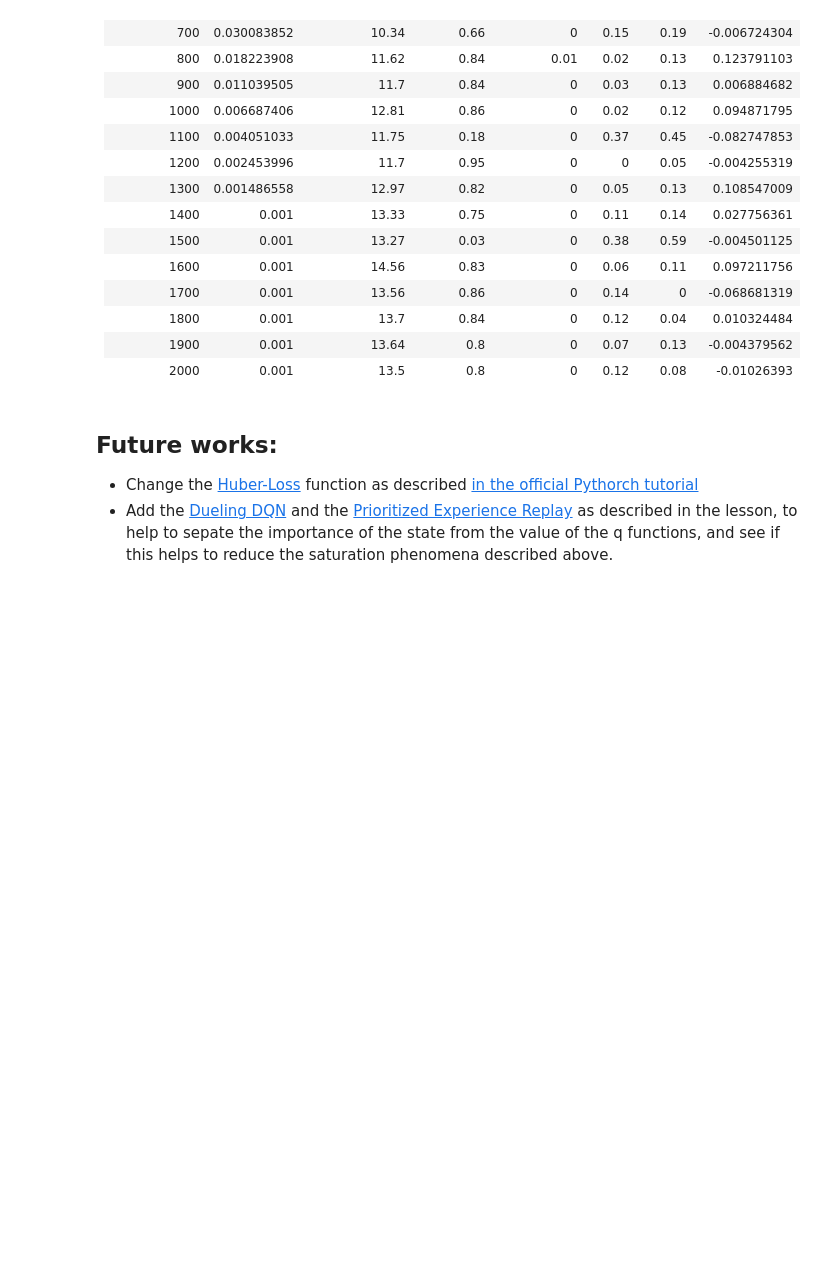
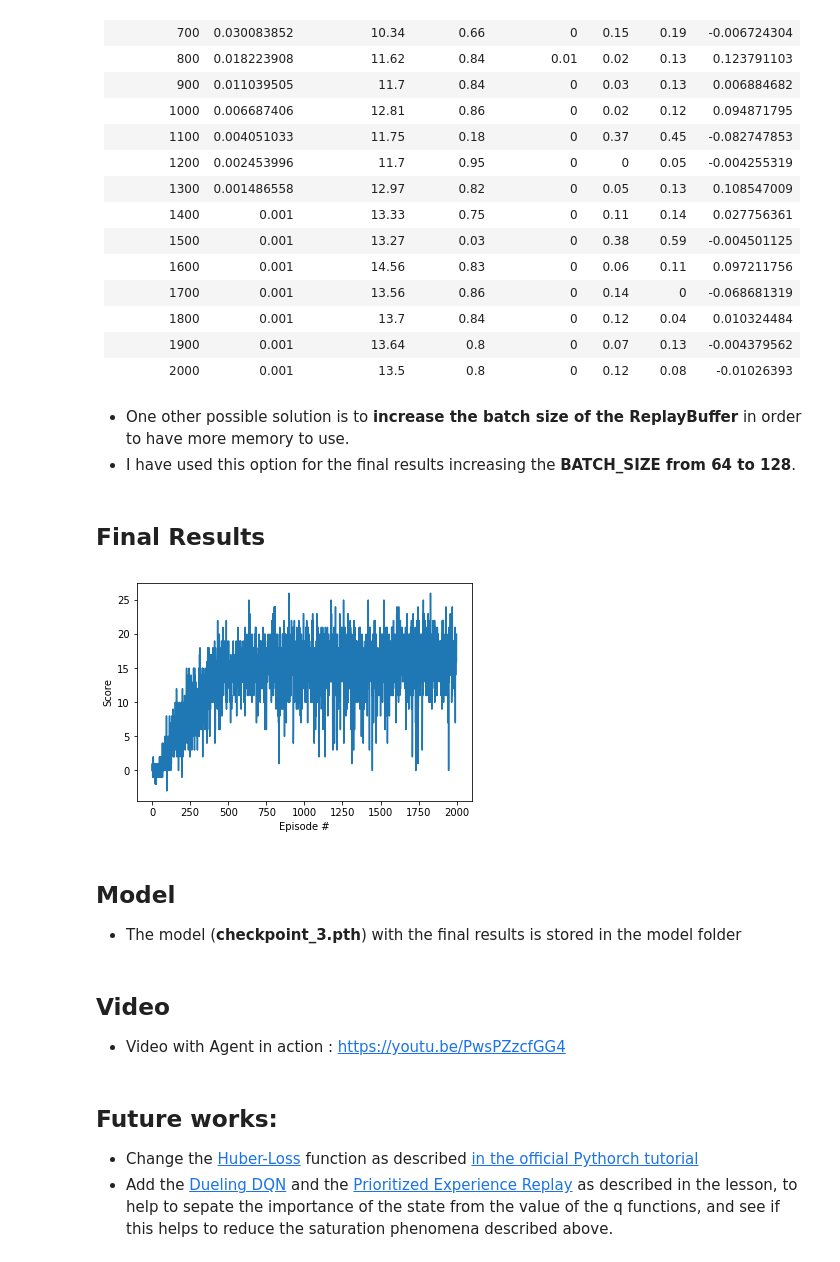
Before and after one commit to antoniopenta/deep_reinforcement_learning, a Jupyter notebook: drl_navigation/jupyter/notebook_navigation.ipynb, the cells around one changed output. Saved outputs shown, nothing was run; the diff lists cells and outputs as text; code cells hidden in the pictures; blank space fills up the shorter version.

```diff
--- a/drl_navigation/jupyter/notebook_navigation.ipynb
+++ b/drl_navigation/jupyter/notebook_navigation.ipynb
@@ -261,6 +262,58 @@ plt.show()
 | 1800        | 0.001       | 13.7          | 0.84         | 0             | 0.12      | 0.04       | 0.010324484     |
 | 1900        | 0.001       | 13.64         | 0.8          | 0             | 0.07      | 0.13       | -0.004379562    |
 | 2000        | 0.001       | 13.5          | 0.8          | 0             | 0.12      | 0.08       | -0.01026393     |
+# %% [markdown]
+- One other possible solution is to **increase the batch size of the ReplayBuffer** in order to have more memory to use.
+- I have used this option for the final results increasing the **BATCH_SIZE from 64 to 128**.
+# %% [markdown]
+## Final Results
+# %%
+#HyperParemeter  for the agent:
+
+BUFFER_SIZE = int(1e5)  # replay buffer size
+BATCH_SIZE = 128         # minibatch size (I have increased such that I have more memory)
+GAMMA = 0.99            # discount factor
+TAU = 1e-3              # for soft update of target parameters
+LR = 5e-4               # learning rate
+UPDATE_EVERY = 4        # how often to update the network
+
+#HyperParemeter  for the dqlearning algorithm
+# n_episodes (int): maximum number of training episodes
+# max_t (int): maximum number of timesteps per episode
+# eps_start (float): starting value of epsilon, for epsilon-greedy action selection
+# eps_end (float): minimum value of epsilon
+# eps_decay (float): multiplicative factor (per episode) for decreasing epsilon
+# max_score (float): that target score that we would like to reach, the benchmark is 15 in 1700 episode
+
+n_episodes = 2000
+max_t = 1000
+eps_start = 1.0
+eps_end = 0.001
+eps_decay = 0.995
+max_score = 20
+
+import numpy as np
+import matplotlib.pyplot as plt
+%matplotlib inline
+# the final results for the scores are in scores_3.txt
+path_scores = '../data/scores_3.txt'
+with open(path_scores) as f:
+    array_scores = np.array([float(item) for item in f.readlines()])
+# plot the scores
+fig = plt.figure()
+ax = fig.add_subplot(111)
+plt.plot(np.arange(len(array_scores)), array_scores)
+plt.ylabel('Score')
+plt.xlabel('Episode #')
+plt.show()
+# %% [output]
+[figure, added]
+# %% [markdown]
+## Model
+- The model (**checkpoint_3.pth**) with the final results is stored in the model folder
+# %% [markdown]
+## Video
+- Video with Agent in action : https://youtu.be/PwsPZzcfGG4
 # %% [markdown]
 ## Future works:
 - Change the [Huber-Loss](https://en.wikipedia.org/wiki/Huber_loss) function  as described [in the official Pythorch tutorial](https://pytorch.org/tutorials/intermediate/reinforcement_q_learning.html)
```
Also changed, not shown: parts of 6 cells of this notebook, 6 other files.
